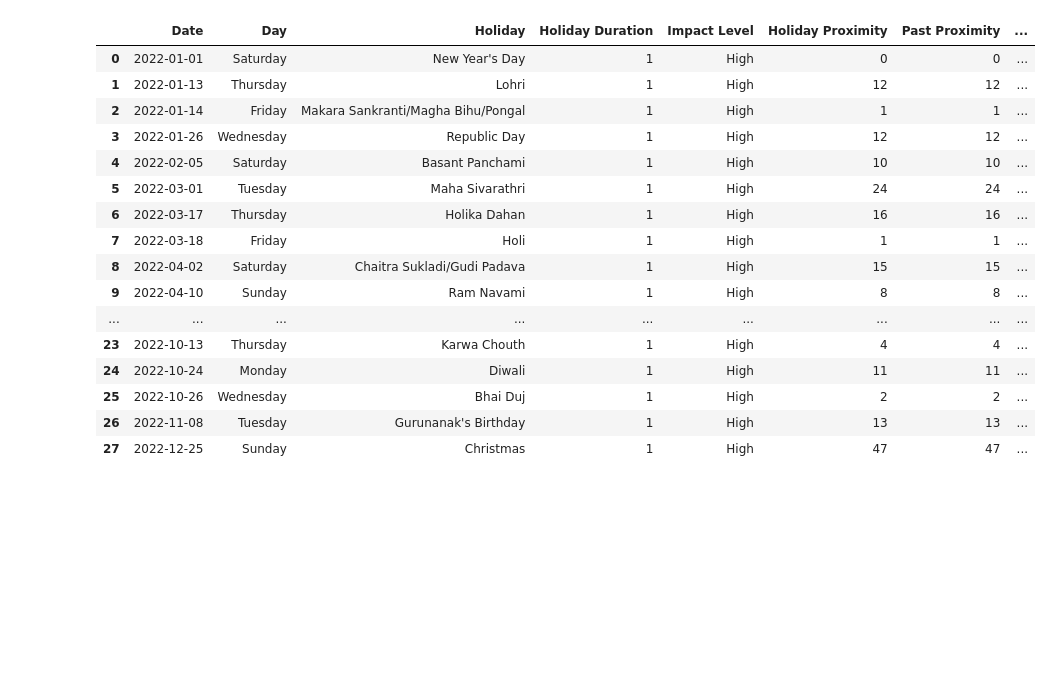
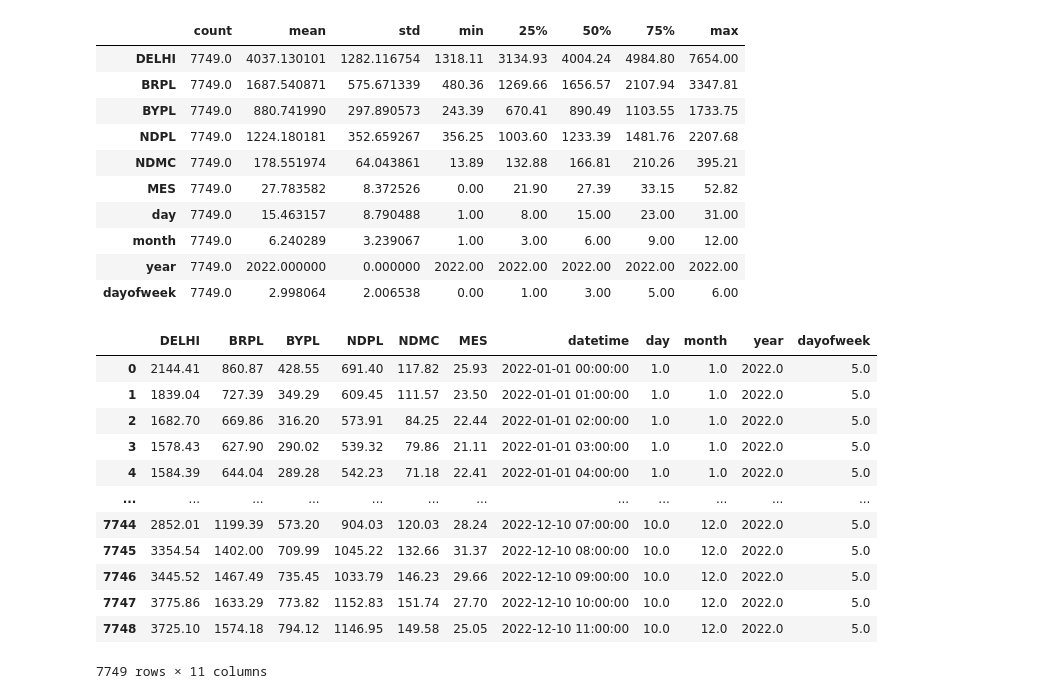
Before and after one commit to SARVESHVARADKAR123/Load_Forecasting, a Jupyter notebook: data/EDA.ipynb, the cells around one changed output. Drawn from its saved outputs; the diff is of its cells as text; code cells hidden in the pictures; blank space fills up the shorter version.

```diff
--- a/data/EDA.ipynb
+++ b/data/EDA.ipynb
@@ -25,4 +29,0 @@ past_load
-# %%
-past_load['datetime']=pd.to_datetime(past_load['DATE']+' '+past_load['TIMESLOT'],dayfirst=True)
-
-past_load.drop(['DATE','TIMESLOT'],axis=1,inplace=True)
@@ -35,21 +30,33 @@ holiday.to_csv("raw/holiday/holidays_2022.csv")
+# %%
+past_load.describe().T
+# %% [output]
+|  | count | mean | std | min | 25% | 50% | 75% | max |
+| DELHI | 7749.0 | 4037.130101 | 1282.116754 | 1318.11 | 3134.93 | 4004.24 | 4984.80 | 7654.00 |
+| BRPL | 7749.0 | 1687.540871 | 575.671339 | 480.36 | 1269.66 | 1656.57 | 2107.94 | 3347.81 |
+| BYPL | 7749.0 | 880.741990 | 297.890573 | 243.39 | 670.41 | 890.49 | 1103.55 | 1733.75 |
+| NDPL | 7749.0 | 1224.180181 | 352.659267 | 356.25 | 1003.60 | 1233.39 | 1481.76 | 2207.68 |
+| NDMC | 7749.0 | 178.551974 | 64.043861 | 13.89 | 132.88 | 166.81 | 210.26 | 395.21 |
+| MES | 7749.0 | 27.783582 | 8.372526 | 0.00 | 21.90 | 27.39 | 33.15 | 52.82 |
+| day | 7749.0 | 15.463157 | 8.790488 | 1.00 | 8.00 | 15.00 | 23.00 | 31.00 |
+| month | 7749.0 | 6.240289 | 3.239067 | 1.00 | 3.00 | 6.00 | 9.00 | 12.00 |
+| year | 7749.0 | 2022.000000 | 0.000000 | 2022.00 | 2022.00 | 2022.00 | 2022.00 | 2022.00 |
+| dayofweek | 7749.0 | 2.998064 | 2.006538 | 0.00 | 1.00 | 3.00 | 5.00 | 6.00 |
+# %%
+past_load['datetime']=pd.to_datetime(past_load['datetime'])
 # %%
-holiday
+past_load
 # %% [output]
-|  | Date | Day | Holiday | Holiday Duration | Impact Level | Holiday Proximity | Past Proximity | ... |
-| 0 | 2022-01-01 | Saturday | New Year's Day | 1 | High | 0 | 0 | ... |
-| 1 | 2022-01-13 | Thursday | Lohri | 1 | High | 12 | 12 | ... |
-| 2 | 2022-01-14 | Friday | Makara Sankranti/Magha Bihu/Pongal | 1 | High | 1 | 1 | ... |
-| 3 | 2022-01-26 | Wednesday | Republic Day | 1 | High | 12 | 12 | ... |
-| 4 | 2022-02-05 | Saturday | Basant Panchami | 1 | High | 10 | 10 | ... |
-| 5 | 2022-03-01 | Tuesday | Maha Sivarathri | 1 | High | 24 | 24 | ... |
-| 6 | 2022-03-17 | Thursday | Holika Dahan | 1 | High | 16 | 16 | ... |
-| 7 | 2022-03-18 | Friday | Holi | 1 | High | 1 | 1 | ... |
-| 8 | 2022-04-02 | Saturday | Chaitra Sukladi/Gudi Padava | 1 | High | 15 | 15 | ... |
-| 9 | 2022-04-10 | Sunday | Ram Navami | 1 | High | 8 | 8 | ... |
-| ... | ... | ... | ... | ... | ... | ... | ... | ... |
-| 23 | 2022-10-13 | Thursday | Karwa Chouth | 1 | High | 4 | 4 | ... |
-| 24 | 2022-10-24 | Monday | Diwali | 1 | High | 11 | 11 | ... |
-| 25 | 2022-10-26 | Wednesday | Bhai Duj | 1 | High | 2 | 2 | ... |
-| 26 | 2022-11-08 | Tuesday | Gurunanak's Birthday | 1 | High | 13 | 13 | ... |
-| 27 | 2022-12-25 | Sunday | Christmas | 1 | High | 47 | 47 | ... |
+|  | DELHI | BRPL | BYPL | NDPL | NDMC | MES | datetime | day | month | year | dayofweek |
+| 0 | 2144.41 | 860.87 | 428.55 | 691.40 | 117.82 | 25.93 | 2022-01-01 00:00:00 | 1.0 | 1.0 | 2022.0 | 5.0 |
+| 1 | 1839.04 | 727.39 | 349.29 | 609.45 | 111.57 | 23.50 | 2022-01-01 01:00:00 | 1.0 | 1.0 | 2022.0 | 5.0 |
+| 2 | 1682.70 | 669.86 | 316.20 | 573.91 | 84.25 | 22.44 | 2022-01-01 02:00:00 | 1.0 | 1.0 | 2022.0 | 5.0 |
+| 3 | 1578.43 | 627.90 | 290.02 | 539.32 | 79.86 | 21.11 | 2022-01-01 03:00:00 | 1.0 | 1.0 | 2022.0 | 5.0 |
+| 4 | 1584.39 | 644.04 | 289.28 | 542.23 | 71.18 | 22.41 | 2022-01-01 04:00:00 | 1.0 | 1.0 | 2022.0 | 5.0 |
+| ... | ... | ... | ... | ... | ... | ... | ... | ... | ... | ... | ... |
+| 7744 | 2852.01 | 1199.39 | 573.20 | 904.03 | 120.03 | 28.24 | 2022-12-10 07:00:00 | 10.0 | 12.0 | 2022.0 | 5.0 |
+| 7745 | 3354.54 | 1402.00 | 709.99 | 1045.22 | 132.66 | 31.37 | 2022-12-10 08:00:00 | 10.0 | 12.0 | 2022.0 | 5.0 |
+| 7746 | 3445.52 | 1467.49 | 735.45 | 1033.79 | 146.23 | 29.66 | 2022-12-10 09:00:00 | 10.0 | 12.0 | 2022.0 | 5.0 |
+| 7747 | 3775.86 | 1633.29 | 773.82 | 1152.83 | 151.74 | 27.70 | 2022-12-10 10:00:00 | 10.0 | 12.0 | 2022.0 | 5.0 |
+| 7748 | 3725.10 | 1574.18 | 794.12 | 1146.95 | 149.58 | 25.05 | 2022-12-10 11:00:00 | 10.0 | 12.0 | 2022.0 | 5.0 |
+7749 rows × 11 columns
 # %%
```
Also changed, not shown: parts of 12 cells of this notebook, 4 other files.
